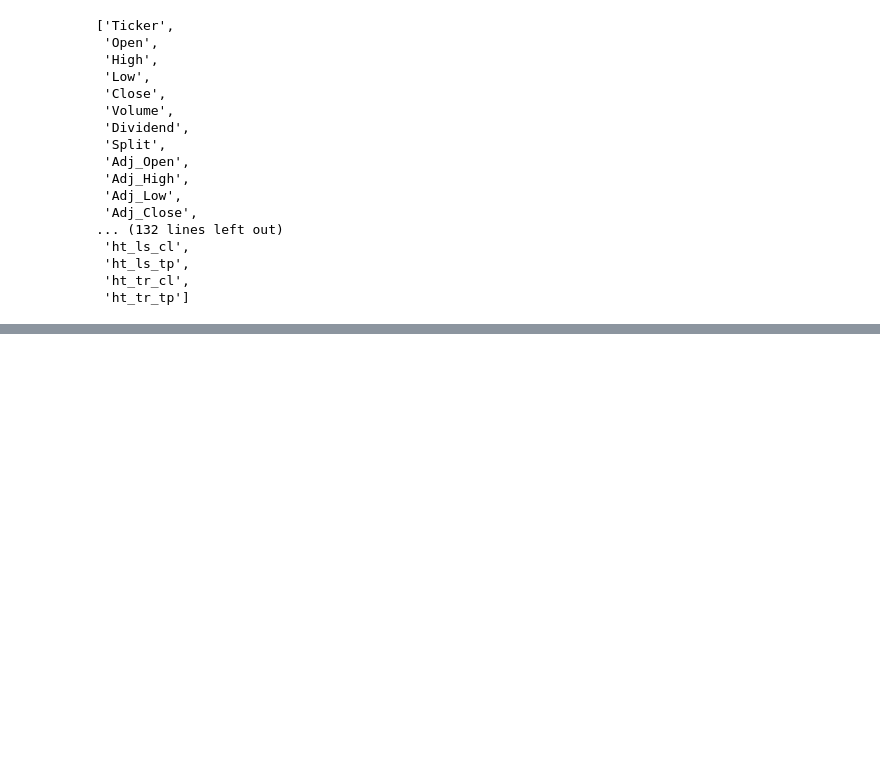
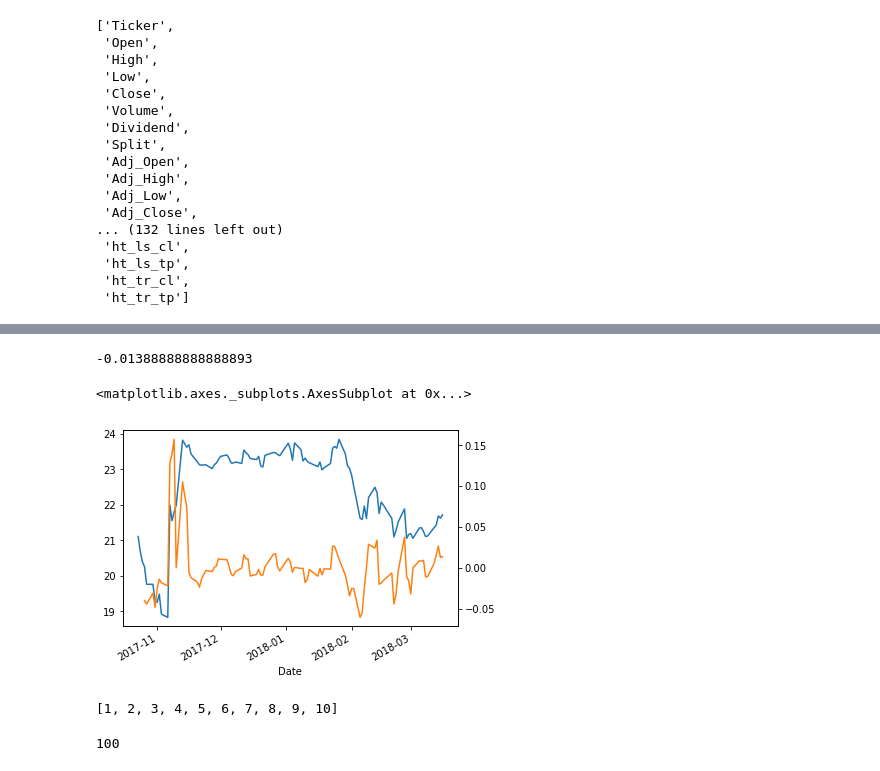
Before and after one commit to nateGeorge/stock_prediction, a Jupyter notebook: notebooks/prototype_large_feature_target_creation.ipynb, the cells around one changed output, grey strips where cells are left out. Drawn from its saved outputs; the diff is of its cells as text; code cells hidden in the pictures; blank space fills up the shorter version.

```diff
--- a/notebooks/prototype_large_feature_target_creation.ipynb
+++ b/notebooks/prototype_large_feature_target_creation.ipynb
@@ -138,0 +214,24 @@ for
+# %%
+for s in dfs:
+    dfs[s] = dfs[s].iloc[-100:]
+# %%
+# create time-lagged percent difference features for OHLCV (and maybe eventually TAs) not bound to a range
+periods = [1, 2, 3]#, 5, 10, 20, 30, 50, 100]
+
+cols = ['Adj_Open', 'Adj_Close', 'Adj_High', 'Adj_Low', 'Adj_Volume', 'typical_price']
+pct_change_dict = {}
+for c in cols:
+    for p in periods:
+        pct_change_dict[c + '_pct_change_p=' + str(p)] = []
+
+s = 'GGP'
+for i, (index, r) in enumerate(dfs[s].iterrows()):
+    for c in cols:
+        for p in periods:
+            if i >= p: # if on day 2 (index 1), then the lag would be current - 0
+                old = dfs[s][c].iloc[i-p]
+                new = dfs[s][c].iloc[i]
+                pct_change = (new - old) / old
+                pct_change_dict[c + '_pct_change_p=' + str(p)].append(pct_change)
+            else:
+                pct_change_dict[c + '_pct_change_p=' + str(p)].append(np.nan)
@@ -138,0 +280,12 @@ for
+# %%
+dfs[s] = dfs[s].assign(**pct_change_dict)
+# %%
+(dfs[s].iloc[2]['Adj_Close'] - dfs[s].iloc[1]['Adj_Close'])/ dfs[s].iloc[1]['Adj_Close']
+# %% [output]
+-0.01388888888888893
+# %%
+dfs[s]['Adj_Close'].plot()
+dfs[s]['Adj_Close_pct_change_p=3'].plot(secondary_y=True)
+# %% [output]
+<matplotlib.axes._subplots.AxesSubplot at 0x...>
+[figure, added]
@@ -138,0 +295,8 @@ for
+# %%
+future_days
+# %% [output]
+[1, 2, 3, 4, 5, 6, 7, 8, 9, 10]
+# %%
+dfs[s].shape[0]  # can only access up to shape - 1
+# %% [output]
+100
```
Also changed, not shown: parts of 117 cells of this notebook.
